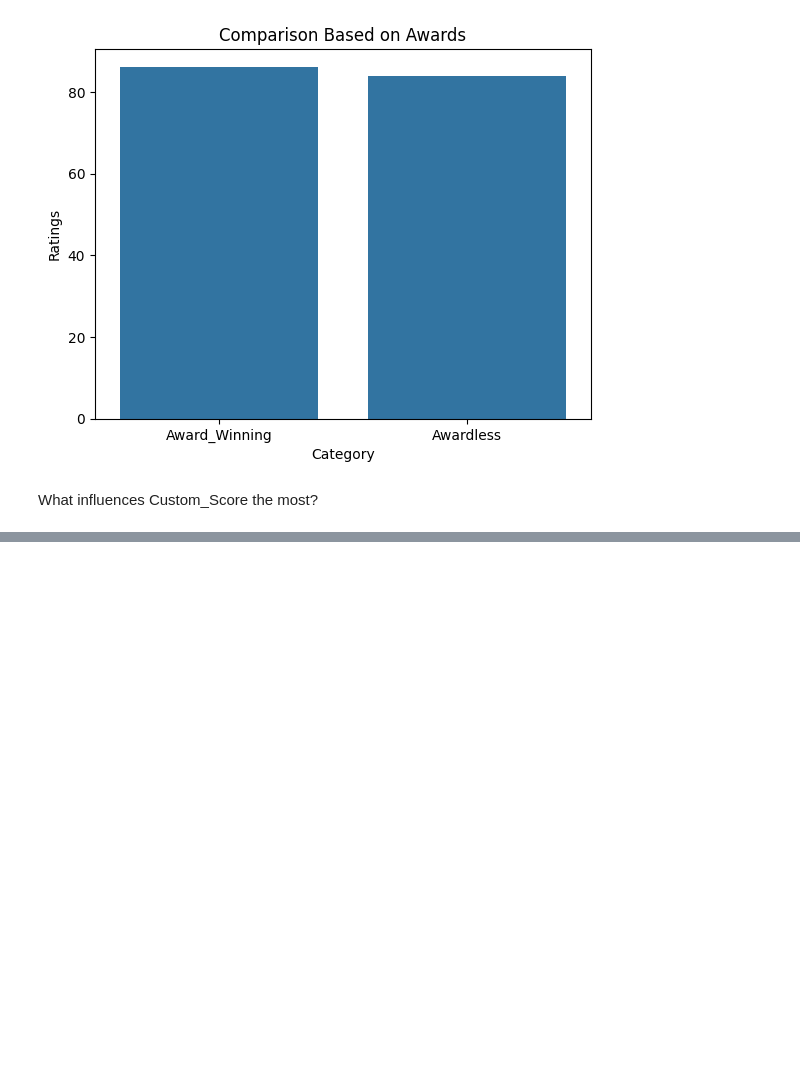
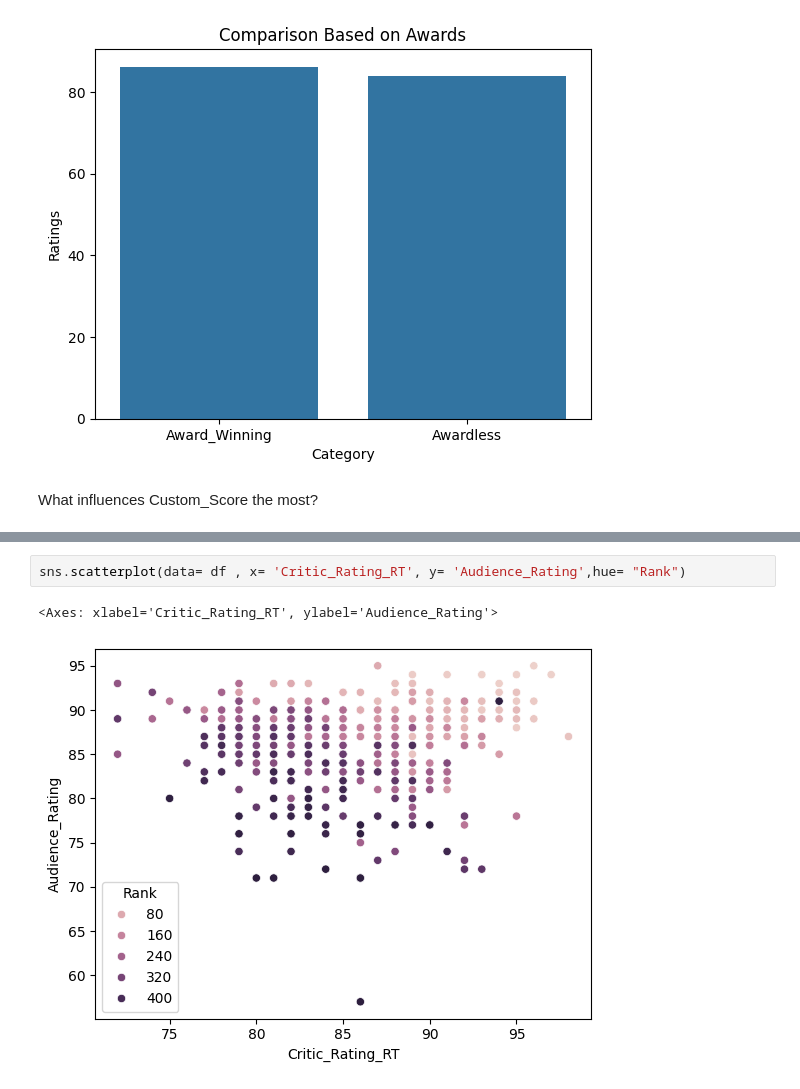
Before and after one commit to haziqshaikh007-create/EDA_Basic_Projects, a Jupyter notebook: Movies-Data/main.ipynb, the cells around one changed output, grey strips where cells are left out. Drawn from its saved outputs; the diff is of its cells as text; blank space fills up the shorter version.

```diff
--- a/Movies-Data/main.ipynb
+++ b/Movies-Data/main.ipynb
@@ -234,0 +221,5 @@ Name: Custom_Score, dtype: float64
+# %%
+sns.scatterplot(data= df , x= 'Critic_Rating_RT', y= 'Audience_Rating',hue= "Rank")
+# %% [output]
+<Axes: xlabel='Critic_Rating_RT', ylabel='Audience_Rating'>
+[figure, added]
```
Also changed, not shown: parts of 1 cell of this notebook, 3 other files.
